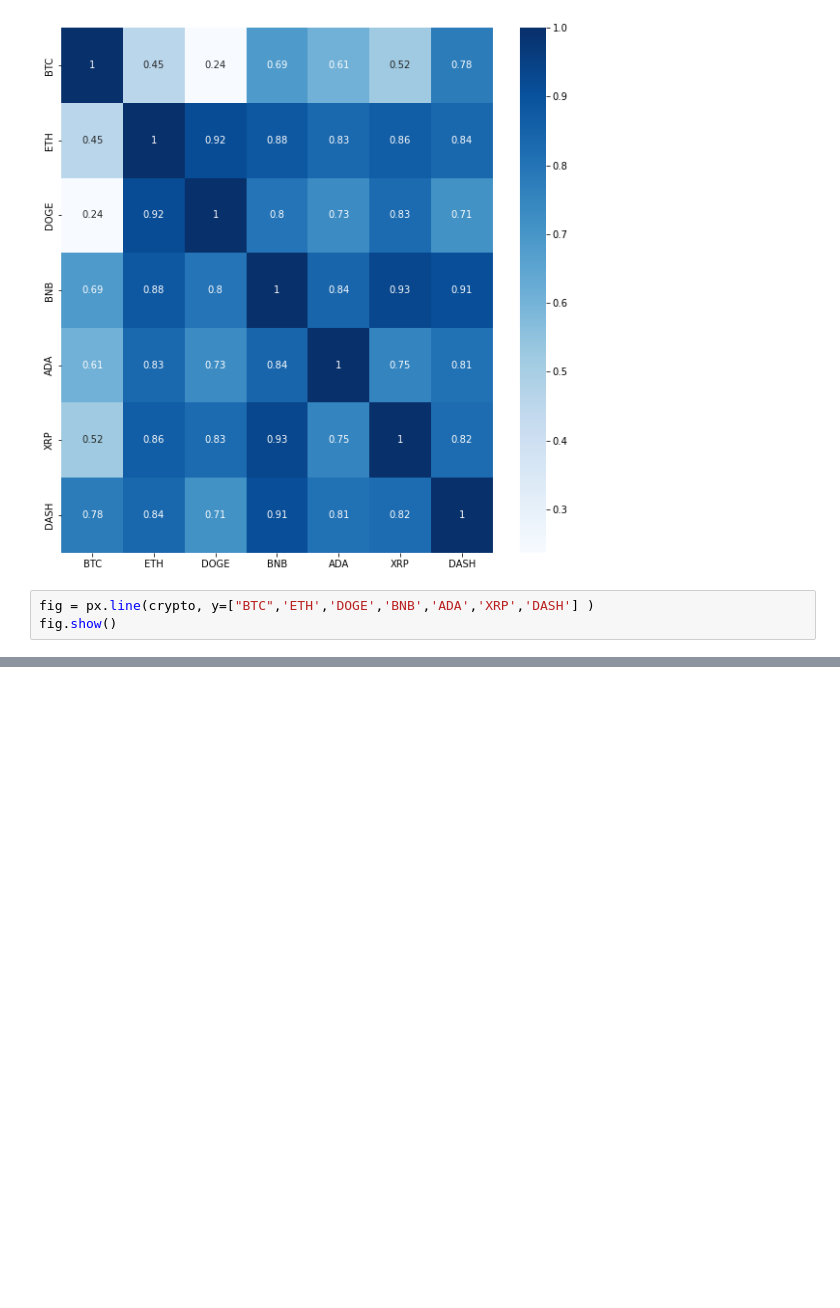
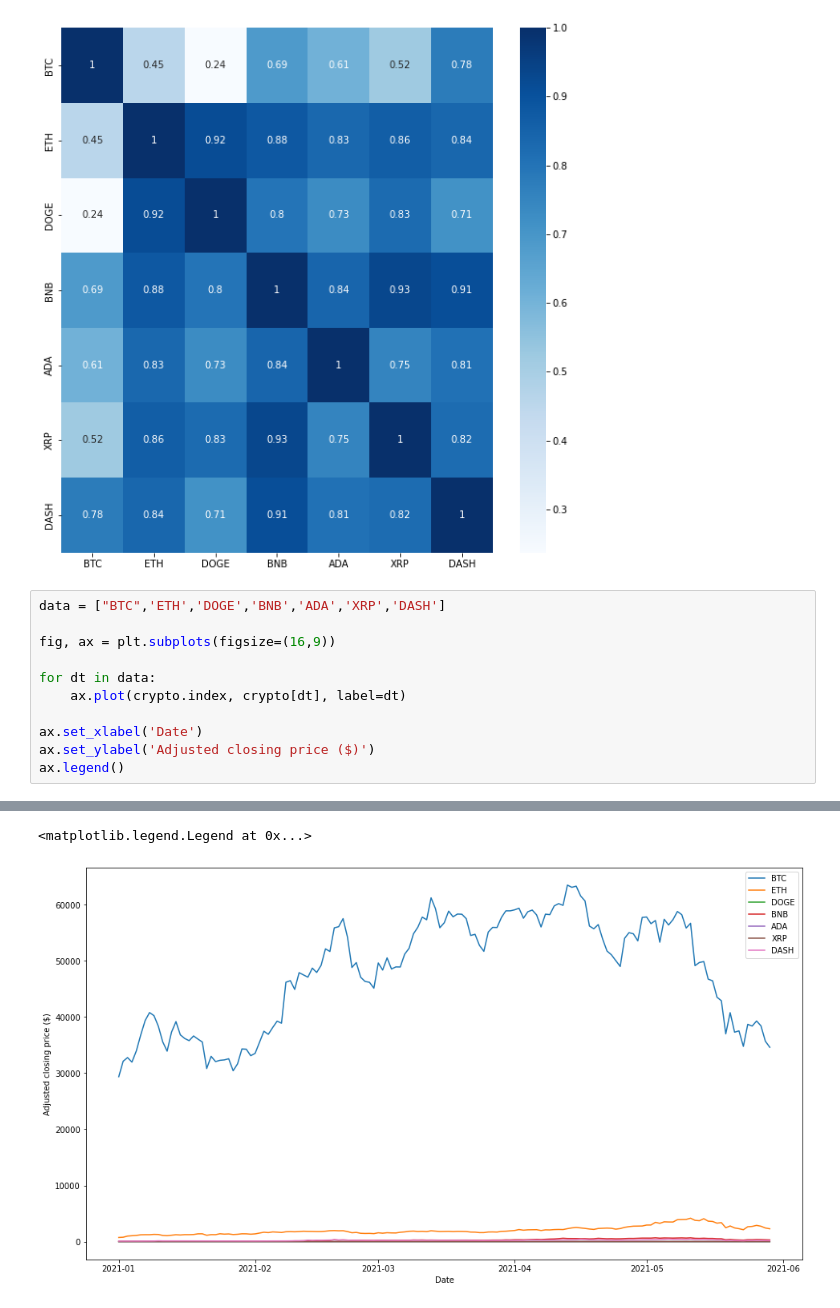
Before and after one commit to gsdenys/cryptocurency-analysis, a Jupyter notebook: cryptocurency-v2.ipynb, the cells around one changed output, grey strips where cells are left out. Cells and saved outputs as stored; diff of their text form; blank space fills up the shorter version.

```diff
--- a/cryptocurency-v2.ipynb
+++ b/cryptocurency-v2.ipynb
@@ -126,6 +128,14 @@ sns.heatmap(crypto[['BTC','ETH','DOGE','BNB','ADA','XRP','DASH']].corr(),annot=T
 <AxesSubplot:>
 [figure]
 # %%
-fig = px.line(crypto, y=["BTC",'ETH','DOGE','BNB','ADA','XRP','DASH'] )
-fig.show()
+data = ["BTC",'ETH','DOGE','BNB','ADA','XRP','DASH']
+
+fig, ax = plt.subplots(figsize=(16,9))
+
+for dt in data:
+    ax.plot(crypto.index, crypto[dt], label=dt)
+
+ax.set_xlabel('Date')
+ax.set_ylabel('Adjusted closing price ($)')
+ax.legend()
 # %% [output]
@@ -132,0 +142,2 @@ fig.show()
+<matplotlib.legend.Legend at 0x...>
+[figure, added]
```
Also changed, not shown: parts of 5 cells of this notebook, 2 other files.
